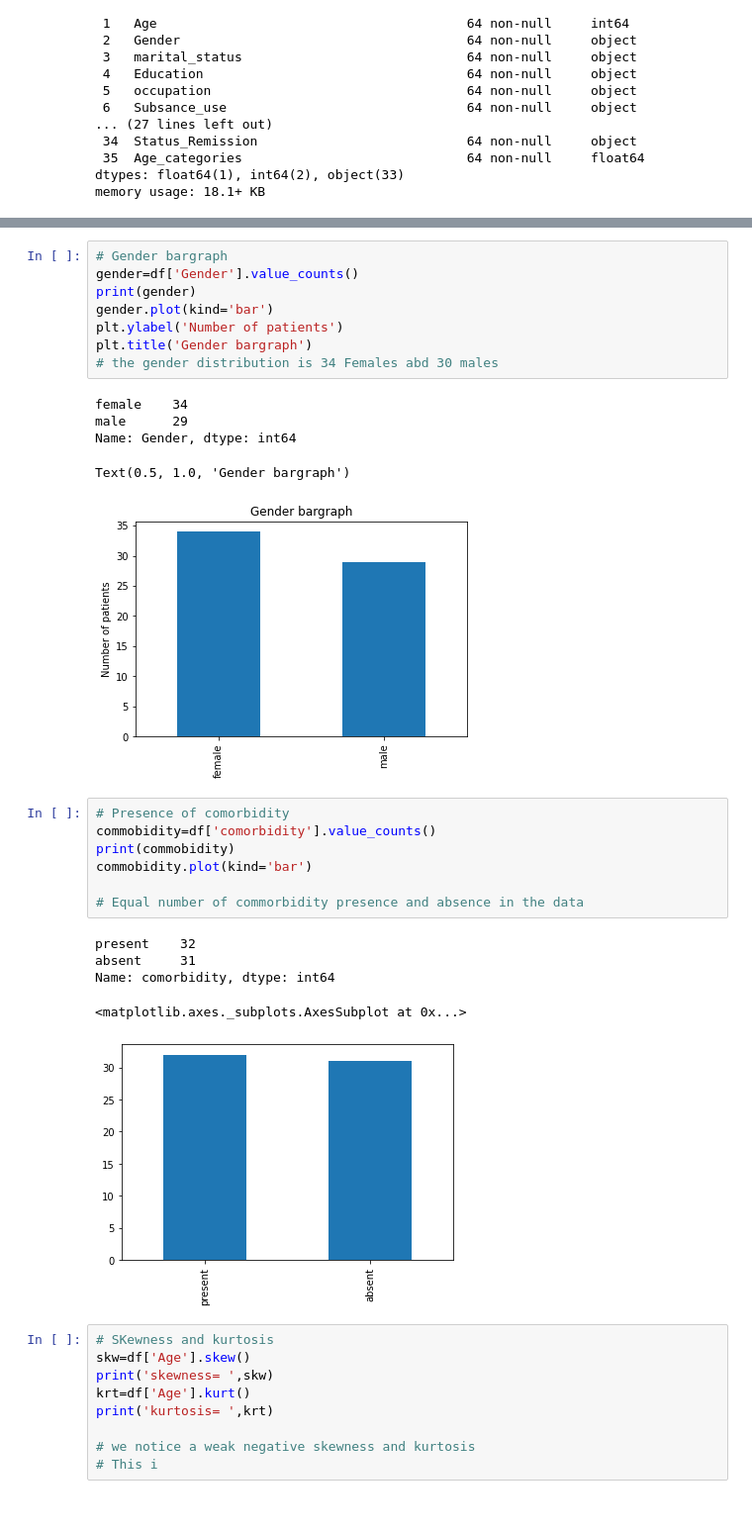
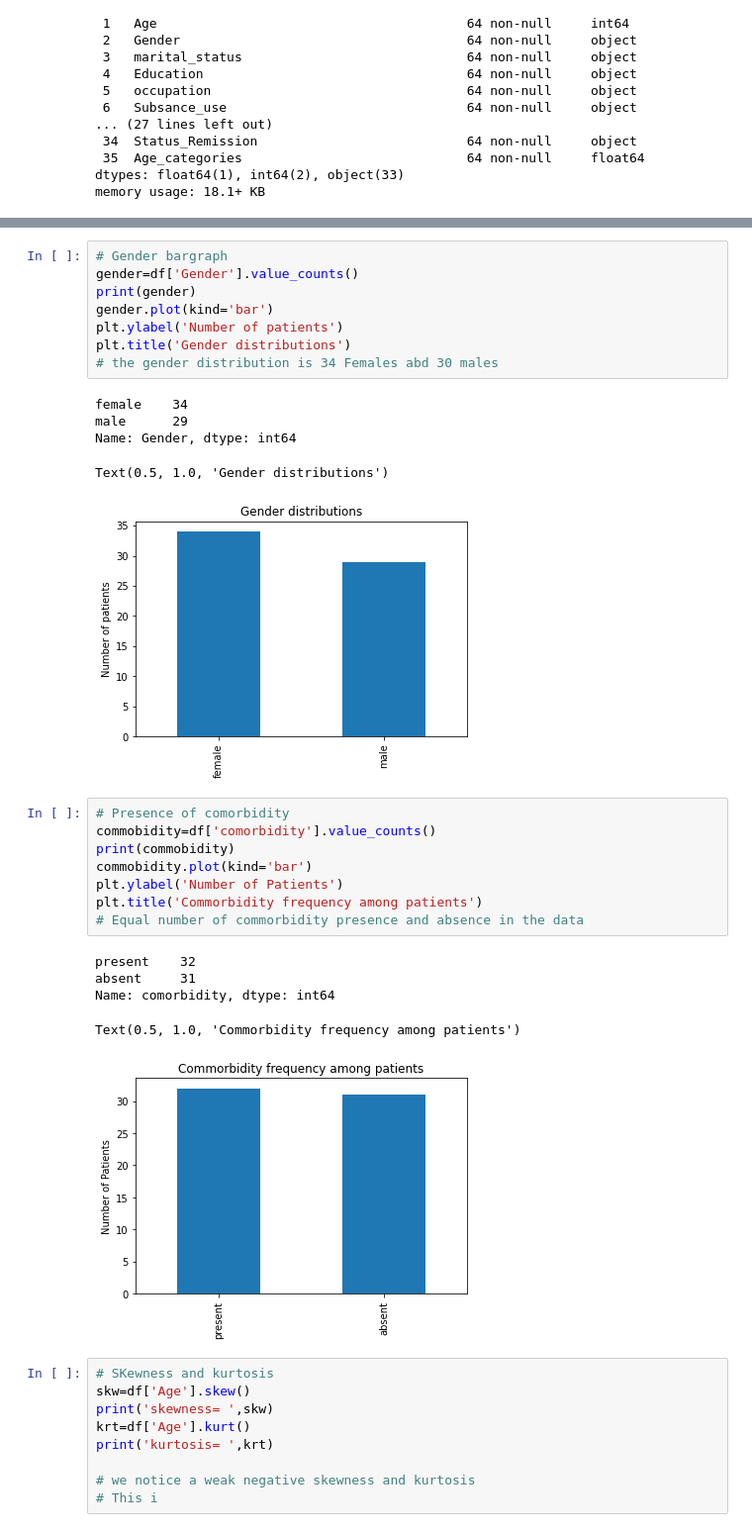
Before and after one commit to mugambiian/Pancreatic-cancer-study, a Jupyter notebook: Cancer_survival_rates_study.ipynb, the cells around one changed output, grey strips where cells are left out. Shown: that part at 99% size. Saved outputs shown, nothing was run; the diff lists cells and outputs as text.

```diff
--- a/Cancer_survival_rates_study.ipynb
+++ b/Cancer_survival_rates_study.ipynb
@@ -121,27 +203,28 @@ gender=df['Gender'].value_counts()
 print(gender)
 gender.plot(kind='bar')
 plt.ylabel('Number of patients')
-plt.title('Gender bargraph')
+plt.title('Gender distributions')
 # the gender distribution is 34 Females abd 30 males
 # %% [output]
 female    34
 male      29
 Name: Gender, dtype: int64
-Text(0.5, 1.0, 'Gender bargraph')
+Text(0.5, 1.0, 'Gender distributions')
-[figure, old version]
+[figure, new version]
 # %%
 # Presence of comorbidity
 commobidity=df['comorbidity'].value_counts()
 print(commobidity)
 commobidity.plot(kind='bar')
-
+plt.ylabel('Number of Patients')
+plt.title('Commorbidity frequency among patients')
 # Equal number of commorbidity presence and absence in the data
 # %% [output]
 present    32
 absent     31
 Name: comorbidity, dtype: int64
-<matplotlib.axes._subplots.AxesSubplot at 0x...>
+Text(0.5, 1.0, 'Commorbidity frequency among patients')
-[figure, old version]
+[figure, new version]
 # %%
 # SKewness and kurtosis
 skw=df['Age'].skew()
```
Also changed, not shown: parts of 58 cells of this notebook.
